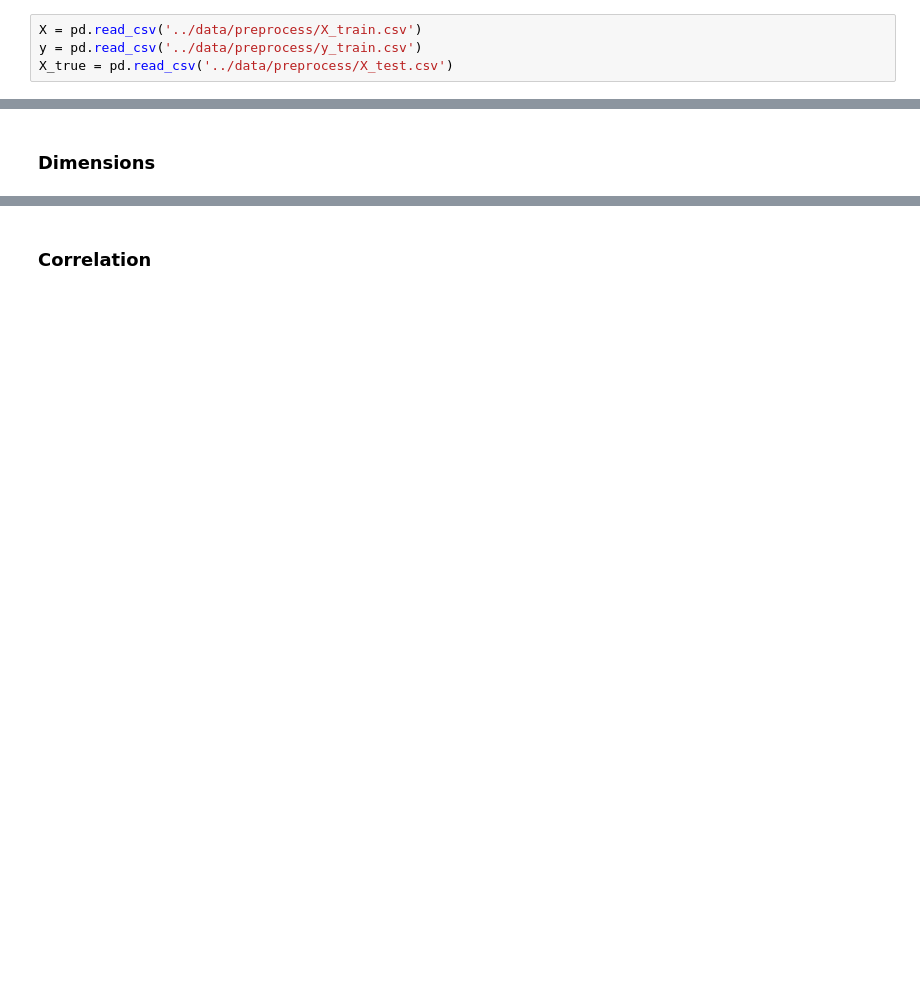
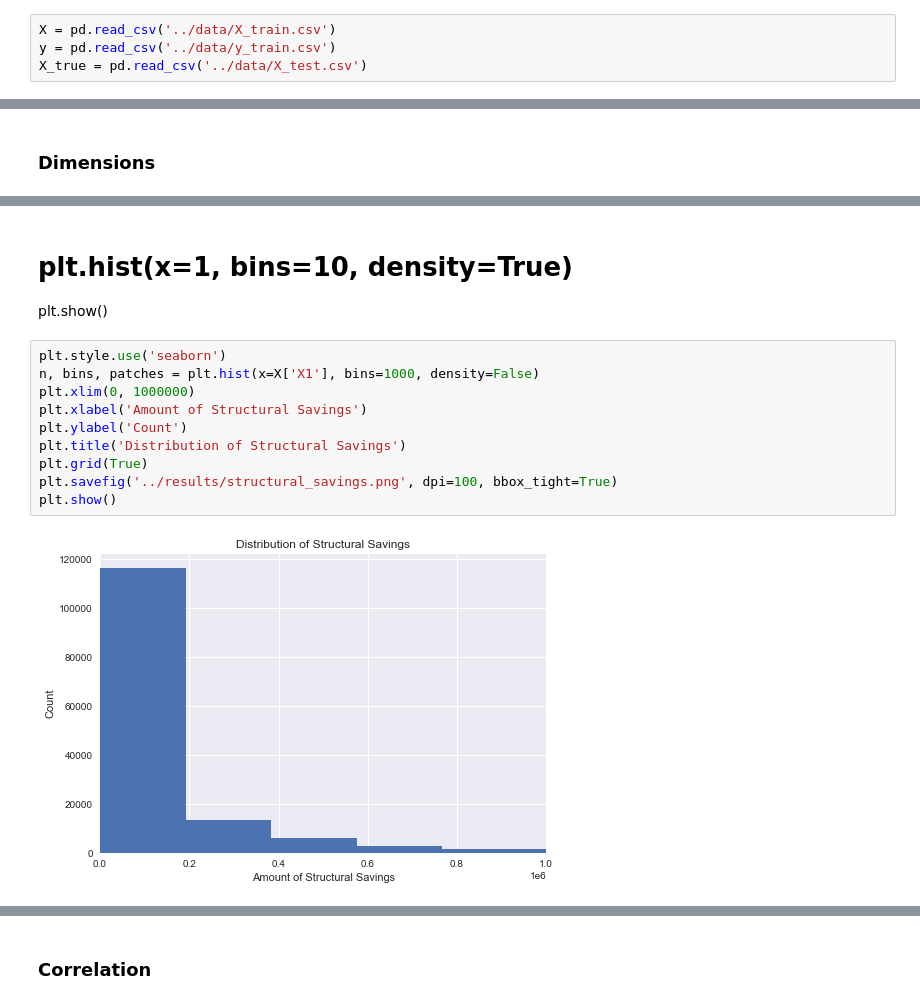
Before and after one commit to tong-jin-nyu/bank-churn-prediction, a Jupyter notebook: dev/eda.ipynb, the cells around one changed output, grey strips where cells are left out. Saved outputs shown, nothing was run; the diff lists cells and outputs as text; blank space fills up the shorter version.

```diff
--- a/dev/eda.ipynb
+++ b/dev/eda.ipynb
@@ -46,6 +47,6 @@ print('SUCCESS! All modules are imported.')
 # %% [output]
 SUCCESS! All modules are imported.
 # %%
-X = pd.read_csv('../data/preprocess/X_train.csv')
-y = pd.read_csv('../data/preprocess/y_train.csv')
-X_true = pd.read_csv('../data/preprocess/X_test.csv')
+X = pd.read_csv('../data/X_train.csv')
+y = pd.read_csv('../data/y_train.csv')
+X_true = pd.read_csv('../data/X_test.csv')
@@ -105,0 +106,15 @@ Index(['cust_no', 'X1', 'X2', 'X3', 'X4', 'X5', 'X6', 'X7', 'X8', 'B1', 'B2',
+# %% [markdown]
+# plt.hist(x=1, bins=10, density=True)
+plt.show()
+# %%
+plt.style.use('seaborn')
+n, bins, patches = plt.hist(x=X['X1'], bins=1000, density=False)
+plt.xlim(0, 1000000)
+plt.xlabel('Amount of Structural Savings')
+plt.ylabel('Count')
+plt.title('Distribution of Structural Savings')
+plt.grid(True)
+plt.savefig('../results/structural_savings.png', dpi=100, bbox_tight=True)
+plt.show()
+# %% [output]
+[figure, added]
```
Also changed, not shown: parts of 31 cells of this notebook.
